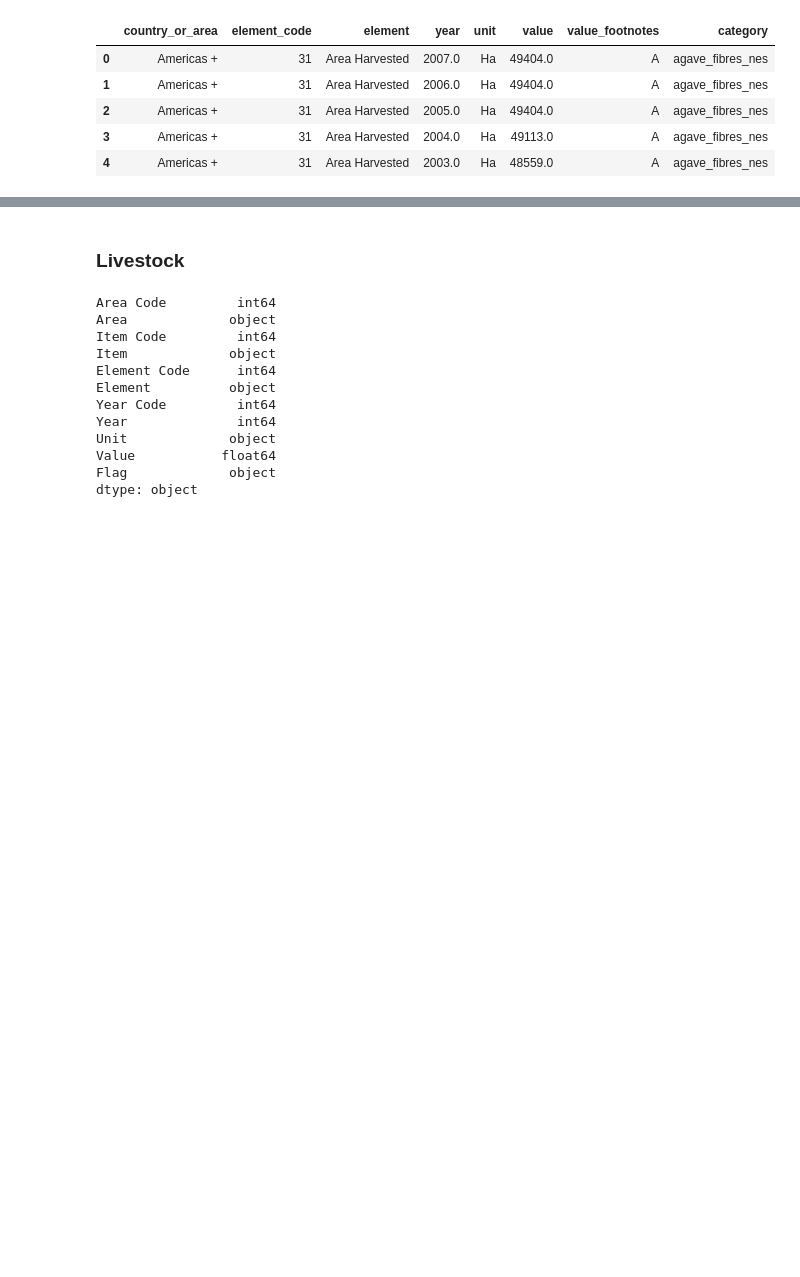
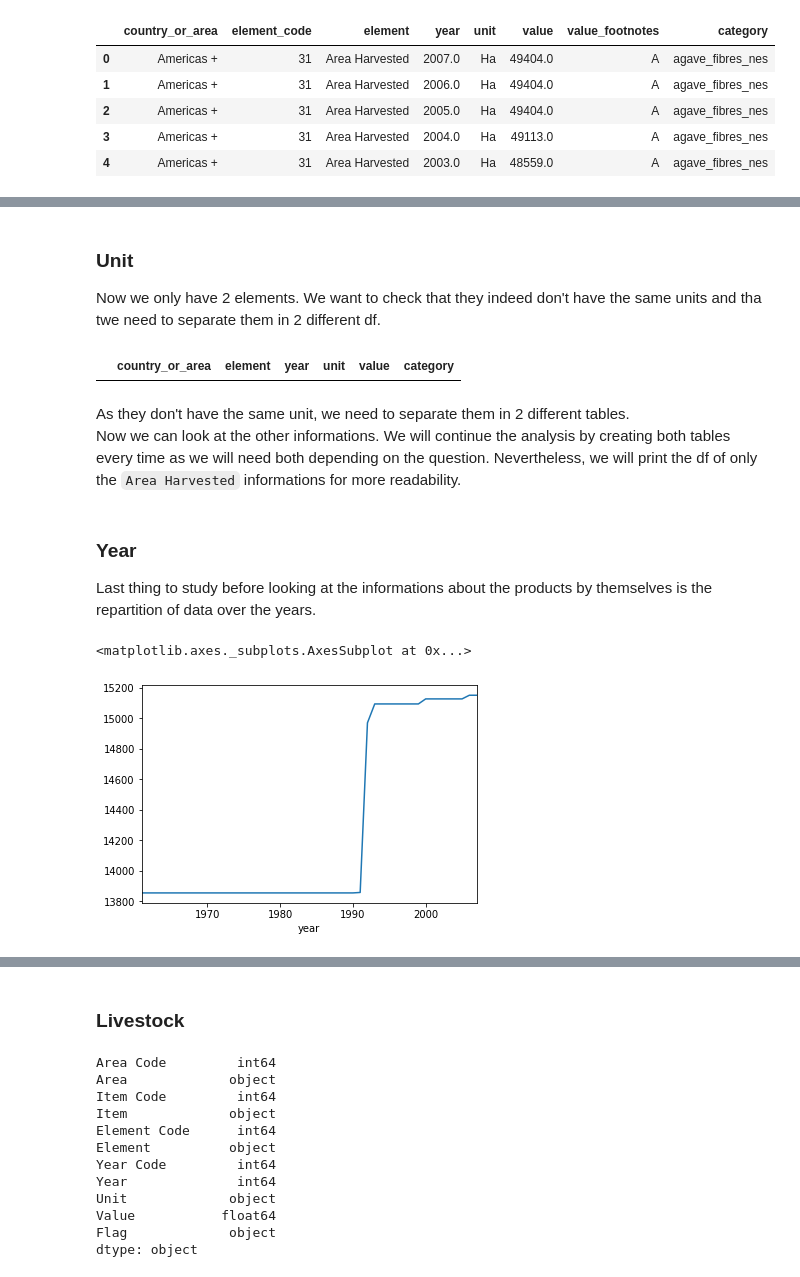
Before and after one commit to CeliaBenquet/Project_ADA, a Jupyter notebook: ada_project_true.ipynb, the cells around one changed output, grey strips where cells are left out. Saved outputs shown, nothing was run; the diff lists cells and outputs as text; code cells hidden in the pictures; blank space fills up the shorter version.

```diff
--- a/ada_project_true.ipynb
+++ b/ada_project_true.ipynb
@@ -507,0 +644,29 @@ From investigation in `Crops.ipynb`, we describe each features of the dataFrame:
+# %%
+# create one df for the elements we are not interested, another for the 2 interesting elements
+crops_no_interest = crops.loc[~(crops.element=='Area Harvested')\
+                                     & ~(crops.element=='Production Quantity')] #every elements except the 2 of interest
+crops_interest = crops.drop(crops_no_interest.index, axis=0)
+# %% [markdown]
+### Unit
+
+Now we only have 2 elements. We want to check that they indeed don't have the same units and tha twe need to separate them in 2 different df.
+# %%
+crops_interest[(crops_interest.unit=='Ha') & (crops_interest.element=='Production Quantity')]
+# %% [output]
+|  | country_or_area | element | year | unit | value | category |
+# %% [markdown]
+As they don't have the same unit, we need to separate them in 2 different tables.\
+Now we can look at the other informations. We will continue the analysis by creating both tables every time as we will need both depending on the question. Nevertheless, we will print the df of only the `Area Harvested` informations for more readability.
+# %%
+crops_area = crops_interest[crops_interest.element=='Area Harvested'] #in Ha : area added
+crops_prod = crops_interest[crops_interest.element=='Production Quantity'] #in tonnes : production
+# %% [markdown]
+### Year
+
+Last thing to study before looking at the informations about the products by themselves is the repartition of data over the years.
+# %%
+year_area = crops_area.copy()
+year_area.groupby('year')['value'].count().plot()
+# %% [output]
+<matplotlib.axes._subplots.AxesSubplot at 0x...>
+[figure, added]
```
Also changed, not shown: parts of 41 cells of this notebook.
